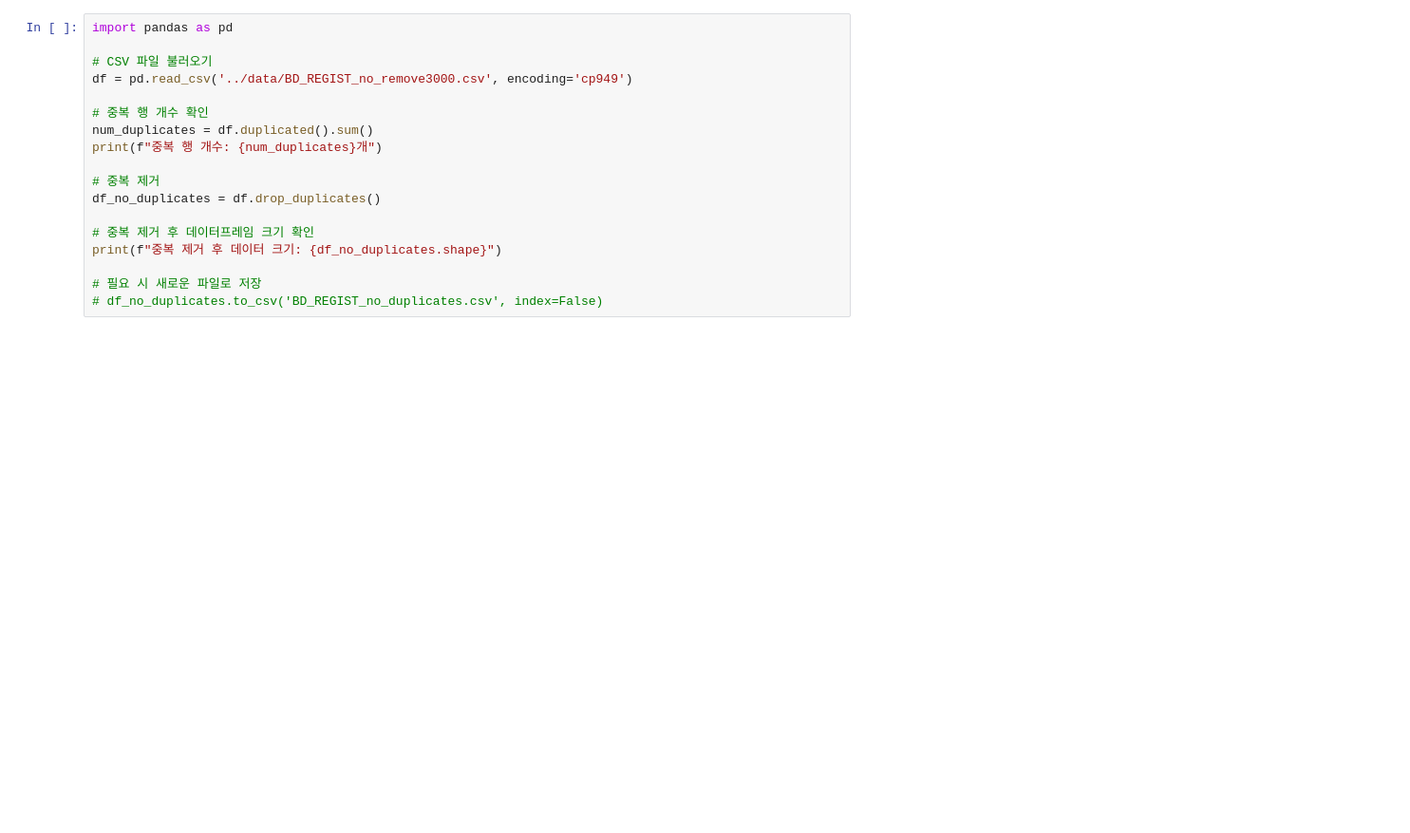
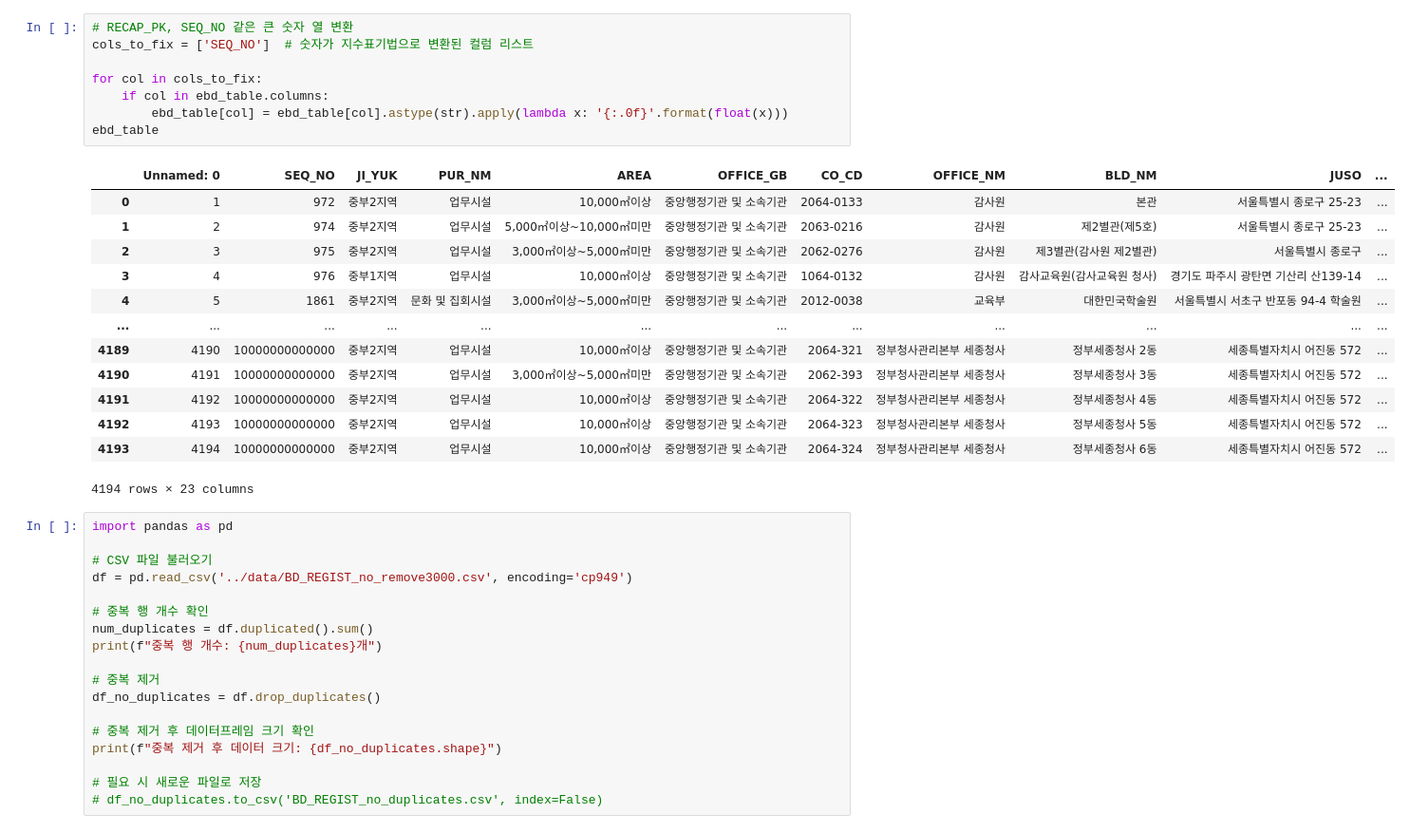
Before and after one commit to P-oong/REB_green-remodeling-project, a Jupyter notebook: 01_matching_energy_buildings/notebooks/1차작업.ipynb, the cells around one changed output. Shown at 95% size. Drawn from its saved outputs; the diff is of its cells as text; blank space fills up the shorter version.

```diff
--- a/01_matching_energy_buildings/notebooks/1차작업.ipynb
+++ b/01_matching_energy_buildings/notebooks/1차작업.ipynb
@@ -1,3 +110,25 @@
+# %%
+# RECAP_PK, SEQ_NO 같은 큰 숫자 열 변환
+cols_to_fix = ['SEQ_NO']  # 숫자가 지수표기법으로 변환된 컬럼 리스트
+
+for col in cols_to_fix:
+    if col in ebd_table.columns:
+        ebd_table[col] = ebd_table[col].astype(str).apply(lambda x: '{:.0f}'.format(float(x)))
+ebd_table
+# %% [output]
+|  | Unnamed: 0 | SEQ_NO | JI_YUK | PUR_NM | AREA | OFFICE_GB | CO_CD | OFFICE_NM | BLD_NM | JUSO | ... |
+| 0 | 1 | 972 | 중부2지역 | 업무시설 | 10,000㎡이상 | 중앙행정기관 및 소속기관 | 2064-0133 | 감사원 | 본관 | 서울특별시 종로구 25-23 | ... |
+| 1 | 2 | 974 | 중부2지역 | 업무시설 | 5,000㎡이상~10,000㎡미만 | 중앙행정기관 및 소속기관 | 2063-0216 | 감사원 | 제2별관(제5호) | 서울특별시 종로구 25-23 | ... |
+| 2 | 3 | 975 | 중부2지역 | 업무시설 | 3,000㎡이상~5,000㎡미만 | 중앙행정기관 및 소속기관 | 2062-0276 | 감사원 | 제3별관(감사원 제2별관) | 서울특별시 종로구 | ... |
+| 3 | 4 | 976 | 중부1지역 | 업무시설 | 10,000㎡이상 | 중앙행정기관 및 소속기관 | 1064-0132 | 감사원 | 감사교육원(감사교육원 청사) | 경기도 파주시 광탄면 기산리 산139-14 | ... |
+| 4 | 5 | 1861 | 중부2지역 | 문화 및 집회시설 | 3,000㎡이상~5,000㎡미만 | 중앙행정기관 및 소속기관 | 2012-0038 | 교육부 | 대한민국학술원 | 서울특별시 서초구 반포동 94-4 학술원 | ... |
+| ... | ... | ... | ... | ... | ... | ... | ... | ... | ... | ... | ... |
+| 4189 | 4190 | 10000000000000 | 중부2지역 | 업무시설 | 10,000㎡이상 | 중앙행정기관 및 소속기관 | 2064-321 | 정부청사관리본부 세종청사 | 정부세종청사 2동 | 세종특별자치시 어진동 572 | ... |
+| 4190 | 4191 | 10000000000000 | 중부2지역 | 업무시설 | 3,000㎡이상~5,000㎡미만 | 중앙행정기관 및 소속기관 | 2062-393 | 정부청사관리본부 세종청사 | 정부세종청사 3동 | 세종특별자치시 어진동 572 | ... |
+| 4191 | 4192 | 10000000000000 | 중부2지역 | 업무시설 | 10,000㎡이상 | 중앙행정기관 및 소속기관 | 2064-322 | 정부청사관리본부 세종청사 | 정부세종청사 4동 | 세종특별자치시 어진동 572 | ... |
+| 4192 | 4193 | 10000000000000 | 중부2지역 | 업무시설 | 10,000㎡이상 | 중앙행정기관 및 소속기관 | 2064-323 | 정부청사관리본부 세종청사 | 정부세종청사 5동 | 세종특별자치시 어진동 572 | ... |
+| 4193 | 4194 | 10000000000000 | 중부2지역 | 업무시설 | 10,000㎡이상 | 중앙행정기관 및 소속기관 | 2064-324 | 정부청사관리본부 세종청사 | 정부세종청사 6동 | 세종특별자치시 어진동 572 | ... |
+4194 rows × 23 columns
 # %%
 import pandas as pd
 
```
Also changed, not shown: parts of 9 cells of this notebook.
